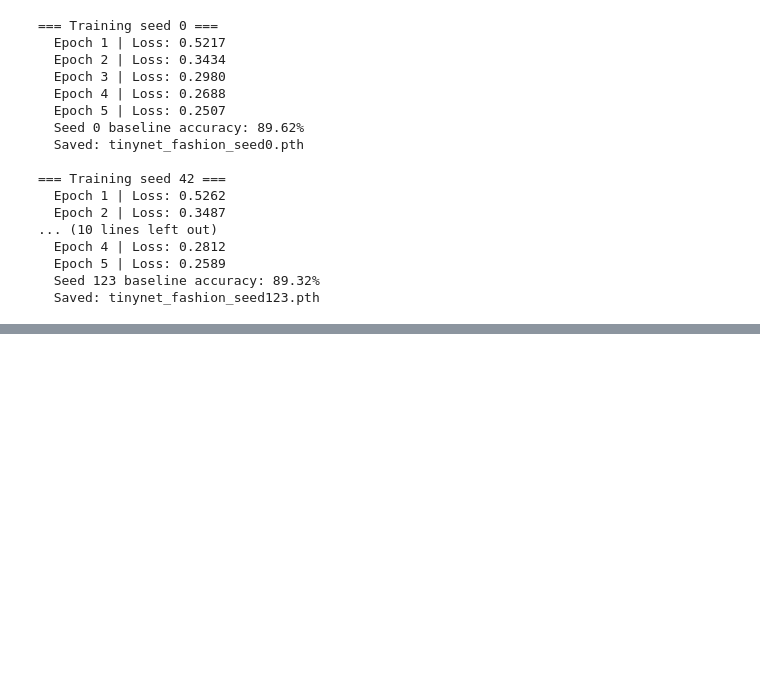
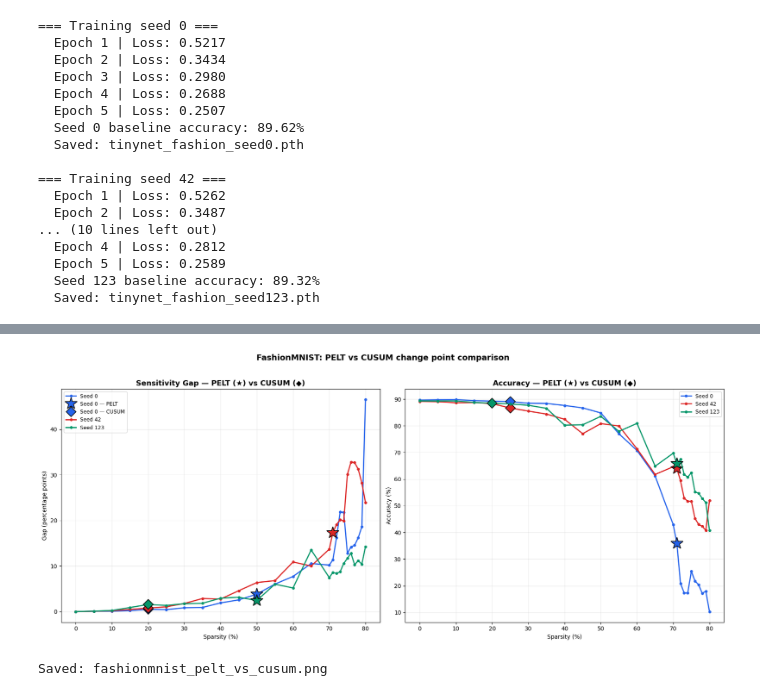
Before and after one commit to HafsaParker/tinyml-pruning-study, a Jupyter notebook: 06_FashionMNIST_multiseed.ipynb, the cells around one changed output, grey strips where cells are left out. Cells and saved outputs as stored; diff of their text form; code cells hidden in the pictures; blank space fills up the shorter version.

```diff
--- a/06_FashionMNIST_multiseed.ipynb
+++ b/06_FashionMNIST_multiseed.ipynb
@@ -194,0 +629,51 @@ Saved: fashionmnist_multiseed_results.json
+# %%
+
+fig, axes = plt.subplots(1, 2, figsize=(17, 7))
+ax_gap, ax_acc = axes
+
+method_markers = {'PELT': ('*', 22), 'CUSUM': ('D', 12)}  # star for PELT, diamond for CUSUM
+
+for seed in SEEDS:
+    gap_values = [results[seed][pct] for pct in CHECKPOINTS]
+    acc_values = [uniform_results[seed][pct] for pct in CHECKPOINTS]
+    color = colors[seed]
+
+    ax_gap.plot(CHECKPOINTS, gap_values, '-o', color=color, linewidth=2, markersize=4, label=f'Seed {seed}')
+    ax_acc.plot(CHECKPOINTS, acc_values, '-o', color=color, linewidth=2, markersize=4, label=f'Seed {seed}')
+
+    for method in ['PELT', 'CUSUM']:
+        marker, size = method_markers[method]
+
+        gap_cp = all_results[seed]['gap'][method]
+        if gap_cp is not None:
+            idx = CHECKPOINTS.index(gap_cp)
+            ax_gap.plot(gap_cp, gap_values[idx], marker, color=color, markersize=size,
+                        markeredgecolor='black', markeredgewidth=1.2,
+                        label=f'Seed {seed} — {method}' if seed == SEEDS[0] else None)
+
+        acc_cp = all_results[seed]['acc'][method]
+        if acc_cp is not None:
+            idx = CHECKPOINTS.index(acc_cp)
+            ax_acc.plot(acc_cp, acc_values[idx], marker, color=color, markersize=size,
+                        markeredgecolor='black', markeredgewidth=1.2)
+
+ax_gap.set_title('Sensitivity Gap — PELT (★) vs CUSUM (◆)', fontsize=13, fontweight='bold')
+ax_gap.set_xlabel('Sparsity (%)')
+ax_gap.set_ylabel('Gap (percentage points)')
+ax_gap.legend(fontsize=9)
+ax_gap.grid(True, alpha=0.25)
+
+ax_acc.set_title('Accuracy — PELT (★) vs CUSUM (◆)', fontsize=13, fontweight='bold')
+ax_acc.set_xlabel('Sparsity (%)')
+ax_acc.set_ylabel('Accuracy (%)')
+ax_acc.legend(fontsize=9)
+ax_acc.grid(True, alpha=0.25)
+
+plt.suptitle('FashionMNIST: PELT vs CUSUM change point comparison', fontsize=14, fontweight='bold', y=1.02)
+plt.tight_layout()
+plt.savefig('fashionmnist_pelt_vs_cusum.png', dpi=200, bbox_inches='tight')
+plt.show()
+print("Saved: fashionmnist_pelt_vs_cusum.png")
+# %% [output]
+[figure, added]
+Saved: fashionmnist_pelt_vs_cusum.png
```
Also changed, not shown: parts of 11 cells of this notebook, 1 other file.
